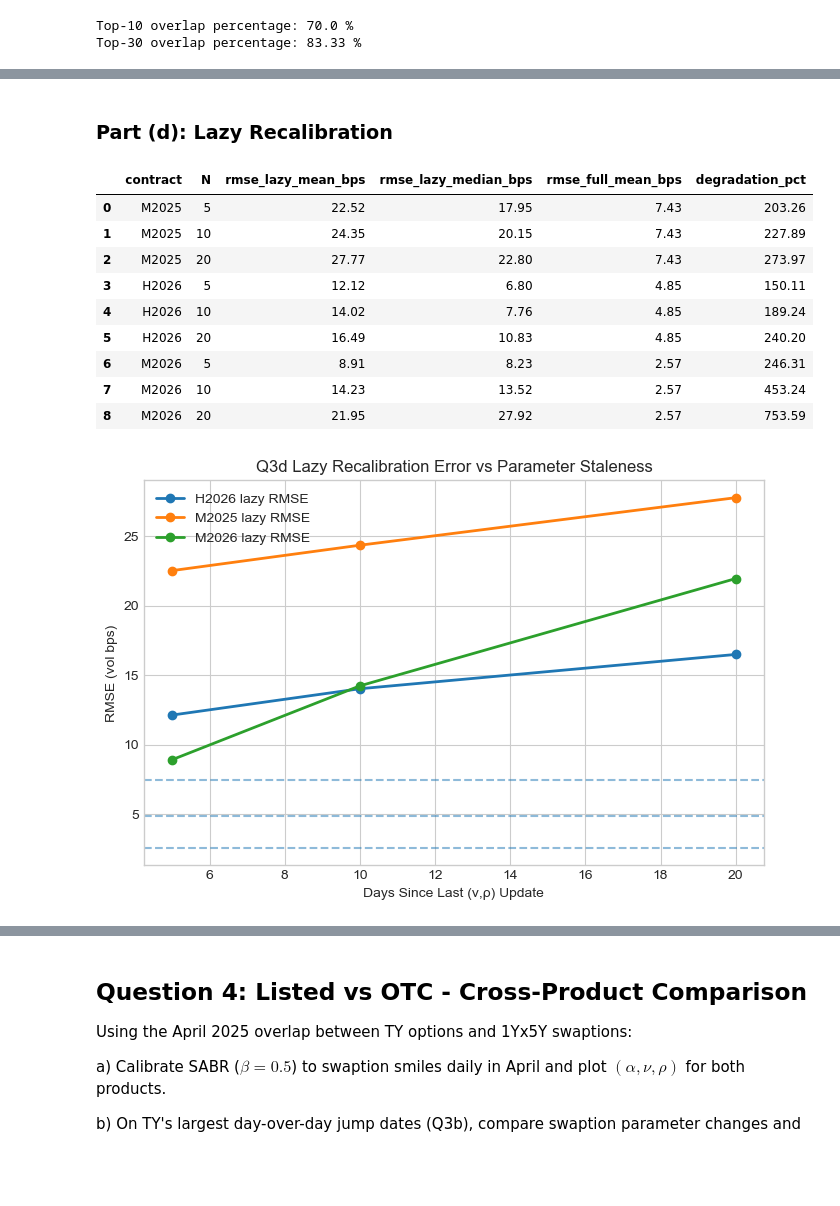
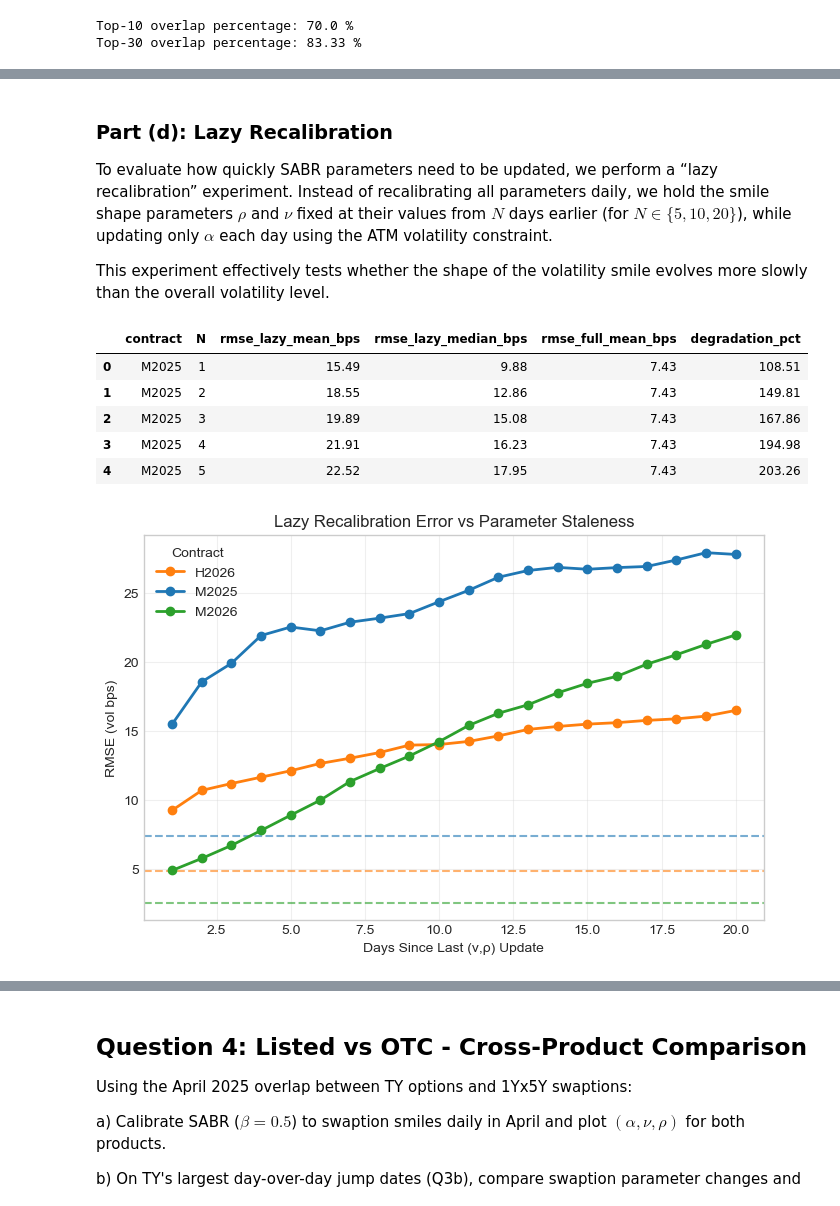
Before and after one commit to se101/Fixed-Income-Derivatives-, a Jupyter notebook: Project.ipynb, the cells around one changed output, grey strips where cells are left out. Cells and saved outputs as stored; diff of their text form; code cells hidden in the pictures; blank space fills up the shorter version.

```diff
--- a/Project.ipynb
+++ b/Project.ipynb
@@ -1640,8 +1717,11 @@ Parameter correlation matrix:
 # %% [markdown]
 ### Part (d): Lazy Recalibration
+
+To evaluate how quickly SABR parameters need to be updated, we perform a “lazy recalibration” experiment. Instead of recalibrating all parameters daily, we hold the smile shape parameters $\rho$ and $\nu$ fixed at their values from $N$ days earlier (for $N \in \{5, 10, 20\}$), while updating only $\alpha$ each day using the ATM volatility constraint.
+
+This experiment effectively tests whether the shape of the volatility smile evolves more slowly than the overall volatility level.
 # %%
 # Lazy recalibration experiment
-
 def lazy_rmse_for_contract(contract, N_list=(5,10,20), beta=0.5):
 
     df = ty_contracts[contract].sort_values('date').reset_index(drop=True)
@@ -1706,57 +1786,63 @@ def lazy_rmse_for_contract(contract, N_list=(5,10,20), beta=0.5):
 
     return out
 
-
+# Run Lazy Calibration
 lazy_tables = [
-    lazy_rmse_for_contract(c)
+    lazy_rmse_for_contract(
+        c,
+        N_list=range(1,21)   # days 1 through 20
+    )
     for c in CONTRACT_SHEETS.keys()
 ]
 
 lazy_summary = pd.concat(lazy_tables, ignore_index=True)
 
-display(lazy_summary.round(2))
+display(lazy_summary.round(2).head())
 # %% [output]
 |  | contract | N | rmse_lazy_mean_bps | rmse_lazy_median_bps | rmse_full_mean_bps | degradation_pct |
-| 0 | M2025 | 5 | 22.52 | 17.95 | 7.43 | 203.26 |
-| 1 | M2025 | 10 | 24.35 | 20.15 | 7.43 | 227.89 |
-| 2 | M2025 | 20 | 27.77 | 22.80 | 7.43 | 273.97 |
-| 3 | H2026 | 5 | 12.12 | 6.80 | 4.85 | 150.11 |
-| 4 | H2026 | 10 | 14.02 | 7.76 | 4.85 | 189.24 |
-| 5 | H2026 | 20 | 16.49 | 10.83 | 4.85 | 240.20 |
-| 6 | M2026 | 5 | 8.91 | 8.23 | 2.57 | 246.31 |
-| 7 | M2026 | 10 | 14.23 | 13.52 | 2.57 | 453.24 |
-| 8 | M2026 | 20 | 21.95 | 27.92 | 2.57 | 753.59 |
+| 0 | M2025 | 1 | 15.49 | 9.88 | 7.43 | 108.51 |
+| 1 | M2025 | 2 | 18.55 | 12.86 | 7.43 | 149.81 |
+| 2 | M2025 | 3 | 19.89 | 15.08 | 7.43 | 167.86 |
+| 3 | M2025 | 4 | 21.91 | 16.23 | 7.43 | 194.98 |
+| 4 | M2025 | 5 | 22.52 | 17.95 | 7.43 | 203.26 |
 # %%
 # Visualize lazy recalibration degradation
+fig, ax = plt.subplots(figsize=(8,5))
 
-fig, ax = plt.subplots(figsize=(8,5))
+# consistent colors
+colors = dict(zip(sabr_ts["contract"].unique(), plt.cm.tab10.colors))
 
 for contract, df in lazy_summary.groupby("contract"):
 
+    color = colors[contract]
+
+    # Lazy RMSE curve
     ax.plot(
         df["N"],
         df["rmse_lazy_mean_bps"],
         marker='o',
         linewidth=2,
-        label=f"{contract} lazy RMSE"
+        color=color,
+        label=contract
     )
 
-# Add baseline full calibration RMSE
-for contract, df in sabr_ts.groupby("contract"):
-
-    baseline = df["rmse"].mean()*10000
+    # Baseline full RMSE (no legend entry)
+    baseline = sabr_ts[sabr_ts["contract"]==contract]["rmse"].mean()*10000
 
     ax.axhline(
         baseline,
         linestyle="--",
-        alpha=0.5
+        color=color,
+        alpha=0.6
     )
 
-ax.set_title("Q3d Lazy Recalibration Error vs Parameter Staleness")
+ax.set_title("Lazy Recalibration Error vs Parameter Staleness")
 ax.set_xlabel("Days Since Last (ν,ρ) Update")
 ax.set_ylabel("RMSE (vol bps)")
-ax.legend()
+
+ax.legend(title="Contract")
+ax.grid(alpha=0.3)
 
 plt.show()
 # %% [output]
-[figure, old version]
+[figure, new version]
```
Also changed, not shown: parts of 12 cells of this notebook.
